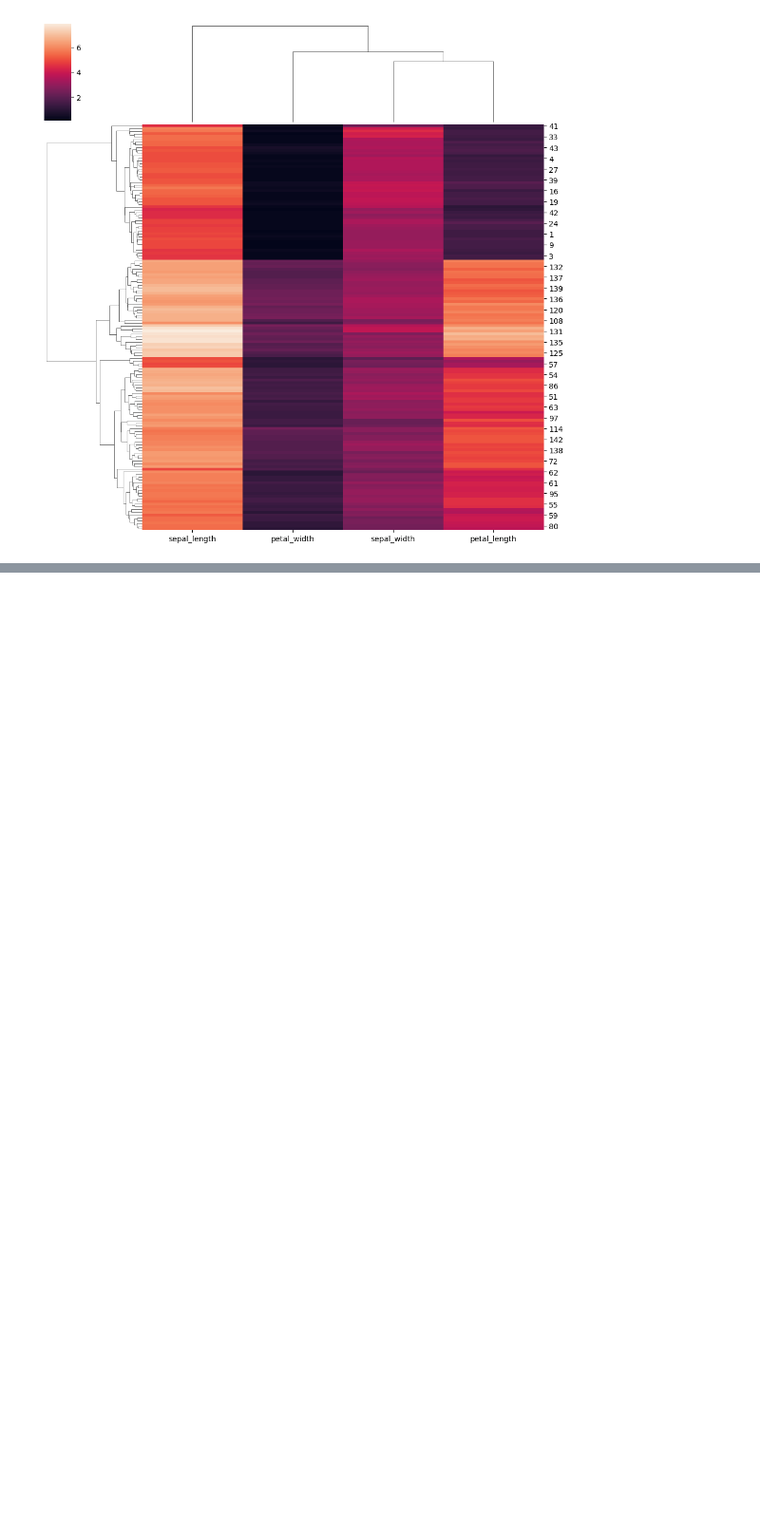
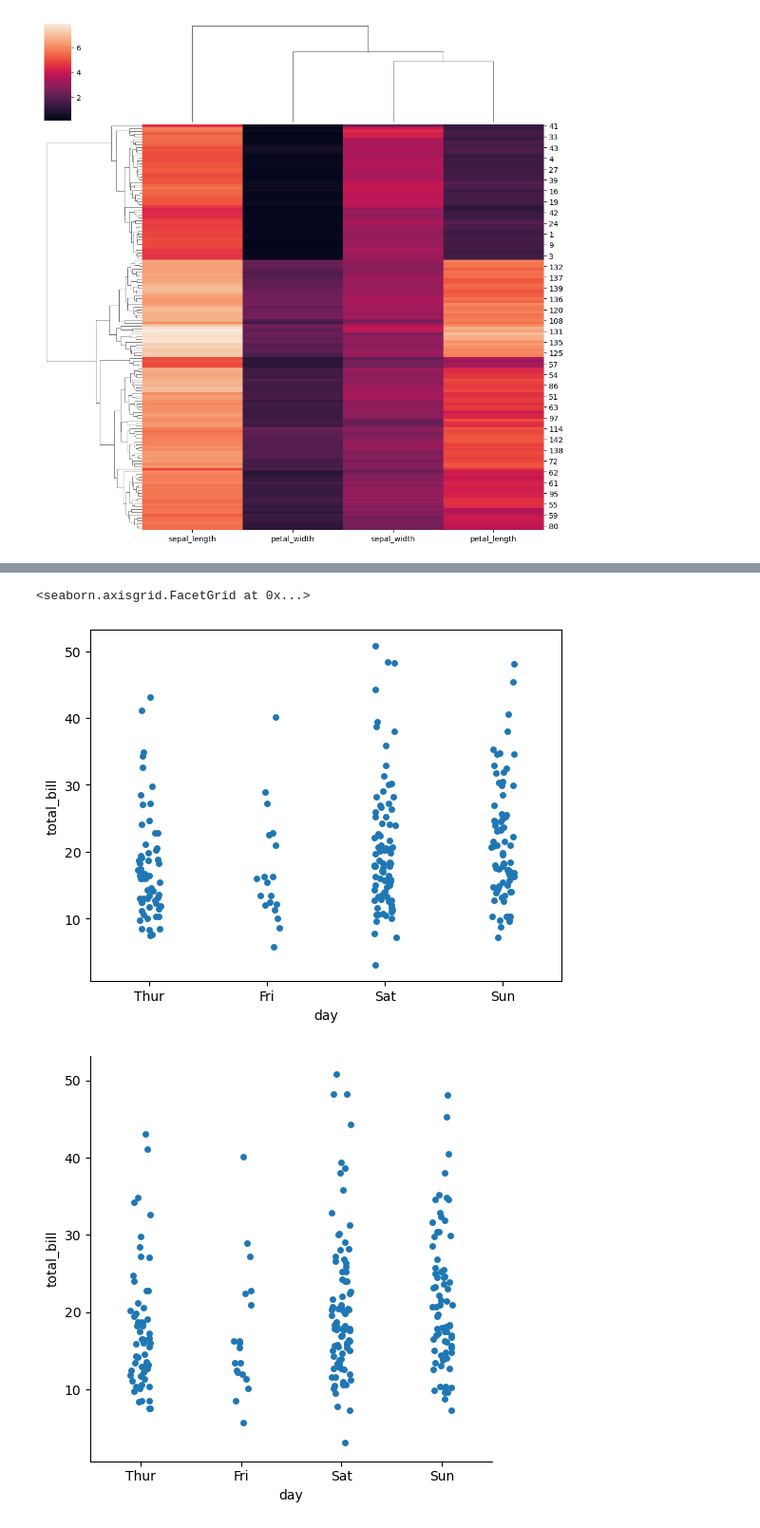
Before and after one commit to sadikurSenpai/Python, a Jupyter notebook: Seaborn_.ipynb, the cells around one changed output, grey strips where cells are left out. Shown at 95% size. Drawn from its saved outputs; the diff is of its cells as text; code cells hidden in the pictures; blank space fills up the shorter version.

Commit message:
Categorical Plot added into seaborn

```diff
--- a/Seaborn_.ipynb
+++ b/Seaborn_.ipynb
@@ -374,0 +385,3 @@ sns.clustermap(iris.iloc[:,:4])
+# %%
+df = sns.load_dataset('tips')
+df
@@ -374,0 +402,9 @@ sns.clustermap(iris.iloc[:,:4])
+# %%
+# Categorical Scatter Plot
+# Strip plot
+sns.stripplot(data = df, x = 'day', y = 'total_bill') # axes level function
+sns.catplot(kind = 'strip', data = df, x = 'day', y = 'total_bill') # figure level function
+# %% [output]
+<seaborn.axisgrid.FacetGrid at 0x...>
+[figure, added]
+[figure, added]
```
Also changed, not shown: parts of 19 cells of this notebook.
